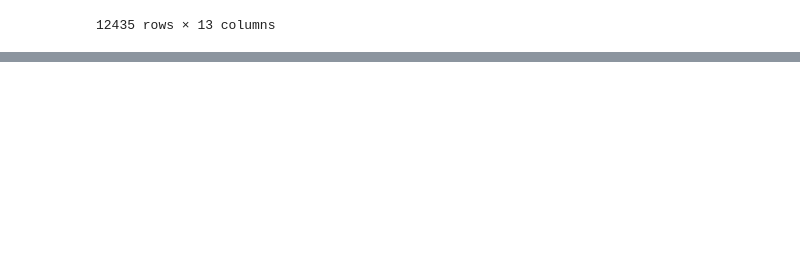
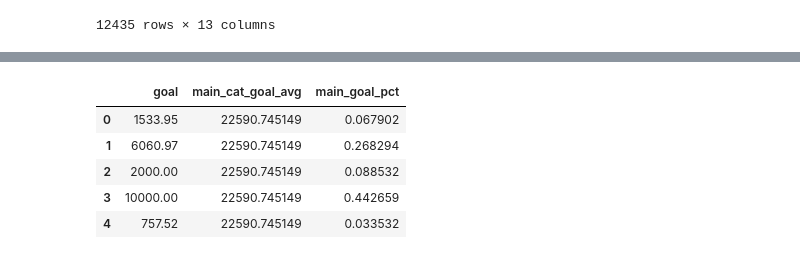
Before and after one commit to JonathanBechtel/dat-02-22, a Jupyter notebook: ClassMaterial/Unit3/Class14 Notebook.ipynb, the cells around one changed output, grey strips where cells are left out. Drawn from its saved outputs; the diff is of its cells as text; code cells hidden in the pictures; blank space fills up the shorter version.

```diff
--- a/ClassMaterial/Unit3/Class14 Notebook.ipynb
+++ b/ClassMaterial/Unit3/Class14 Notebook.ipynb
@@ -317,0 +523,9 @@ X_test_copy
+# %%
+df[['goal', 'main_cat_goal_avg', 'main_goal_pct']].head()
+# %% [output]
+|  | goal | main_cat_goal_avg | main_goal_pct |
+| 0 | 1533.95 | 22590.745149 | 0.067902 |
+| 1 | 6060.97 | 22590.745149 | 0.268294 |
+| 2 | 2000.00 | 22590.745149 | 0.088532 |
+| 3 | 10000.00 | 22590.745149 | 0.442659 |
+| 4 | 757.52 | 22590.745149 | 0.033532 |
```
Also changed, not shown: parts of 33 cells of this notebook, 3 other files.
